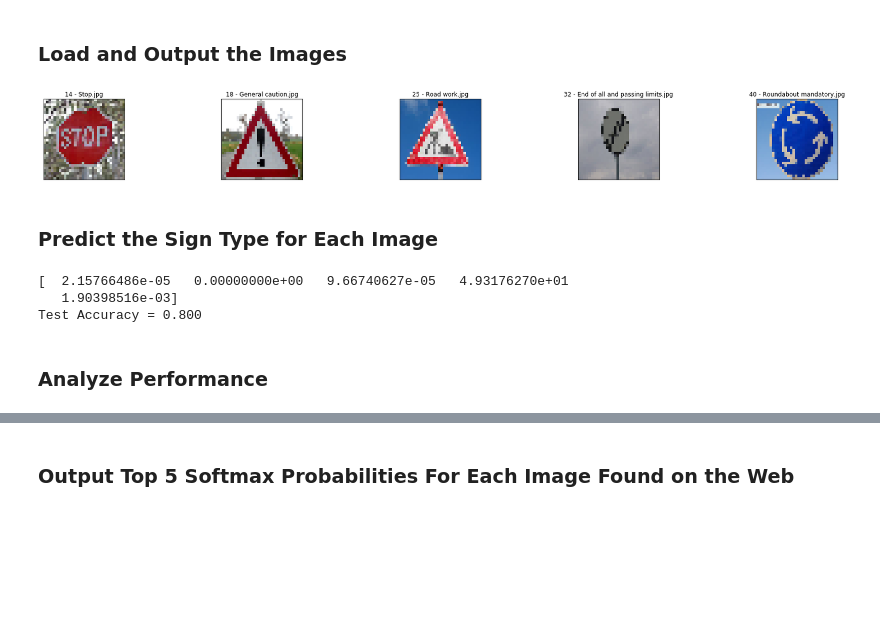
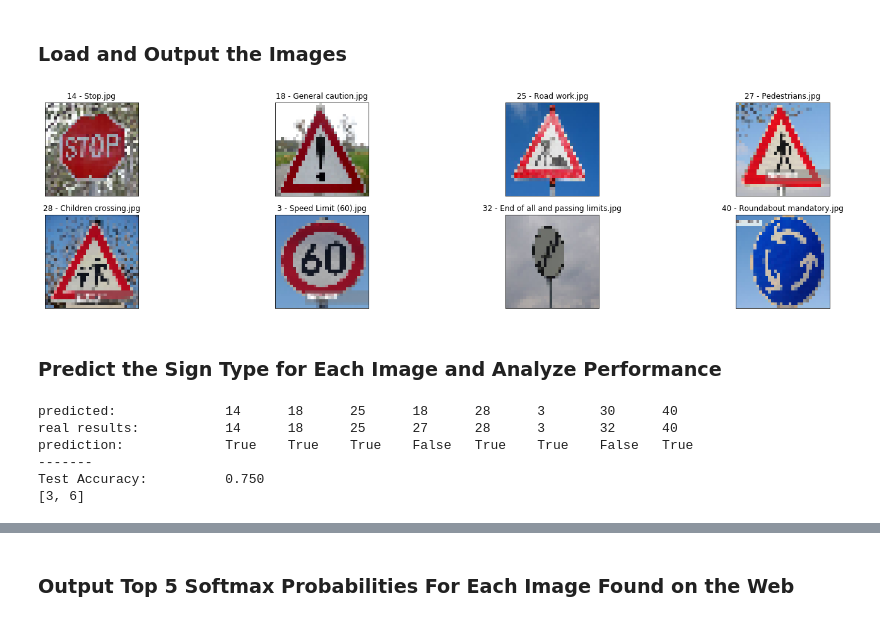
Before and after one commit to hecspc/CarND-Traffic-Sign-Classifier-Project, a Jupyter notebook: Traffic_Sign_Classifier.ipynb, the cells around one changed output, grey strips where cells are left out. Drawn from its saved outputs; the diff is of its cells as text; code cells hidden in the pictures; blank space fills up the shorter version.

Commit message:
Prediction and accuracy from web images

```diff
--- a/Traffic_Sign_Classifier.ipynb
+++ b/Traffic_Sign_Classifier.ipynb
@@ -374,55 +374,69 @@ You may find `signnames.csv` useful as it contains mappings from the class id (i
 import glob
 import cv2
 import ntpath
 import matplotlib.image as mpimg
 files = glob.glob('./test_images/*.jpg')
 
 X_test_real = []
 y_test_real = []
 
-num_rows = 1
-num_columns = len(files)
+num_rows = 2
+num_columns = math.ceil(len(files) / num_rows)
 
 fig, axes = plt.subplots(num_rows, num_columns, figsize=(num_columns * 6, num_rows * 3),
                          subplot_kw={'xticks': [], 'yticks': []})
 fig.subplots_adjust(hspace=0.2, wspace=0.5)
 
 index = 0
 for image_path in files:
     image = mpimg.imread(image_path)
 #     image = cv2.cvtColor(image, cv2.COLOR_BGR2GRAY)
     image = cv2.resize(image, (32, 32))
     name = ntpath.basename(image_path)
     code = int(name[:2])
     ax = axes.flat[index]
     ax.imshow(image)
     ax.set_title(name)
     img = np.reshape(image, (32, 32, -1))
     X_test_real.append(img)
     y_test_real.append(code)
     index += 1
 plt.show()
 # %% [output]
-[figure, old version]
+[figure, new version]
 # %% [markdown]
-### Predict the Sign Type for Each Image
+### Predict the Sign Type for Each Image and Analyze Performance
 # %%
 ### Run the predictions here and use the model to output the prediction for each image.
 ### Make sure to pre-process the images with the same pre-processing pipeline used earlier.
 ### Feel free to use as many code cells as needed.
 
 X_test_real_pre = preprocess(X_test_real)
+fails = []
 with tf.Session() as sess:
     saver.restore(sess, tf.train.latest_checkpoint('.'))
-
-    sol = sess.run(cross_entropy, feed_dict={x: X_test_real_pre , y: y_test_real})
-    print(sol)
+    prediction = sess.run(correct_prediction, feed_dict={x: X_test_real_pre, y: y_test_real})
+    predicted = sess.run(tf.argmax(logits, 1), feed_dict={x: X_test_real_pre})
+    prediction_txt = "prediction: \t"
+    predicted_txt = "predicted: \t"
+    real_txt = "real results: \t"
+    for i in range(0, len(y_test_real)):
+        prediction_txt += "\t" + str(prediction[i])
+        predicted_txt += "\t" + str(predicted[i])
+        real_txt += "\t" + str(y_test_real[i])
+        if (prediction[i] == False):
+            fails.append(i)
+    print(predicted_txt)
+    print(real_txt)
+    print(prediction_txt)
     test_real_accuracy = evaluate(X_test_real_pre, y_test_real)
-
-    print("Test Accuracy = {:.3f}".format(test_real_accuracy))
+    print("-------")
+    print("Test Accuracy:\t\t{:.3f}".format(test_real_accuracy))
+    print(fails)
 # %% [output]
-[  2.15766486e-05   0.00000000e+00   9.66740627e-05   4.93176270e+01
-   1.90398516e-03]
-Test Accuracy = 0.800
+predicted:              14      18      25      18      28      3       30      40
+real results:           14      18      25      27      28      3       32      40
+prediction:             True    True    True    False   True    True    False   True
+-------
+Test Accuracy:          0.750
+[3, 6]
-# %% [markdown]
-### Analyze Performance
```
Also changed, not shown: parts of 3 cells of this notebook, 3 other files.
